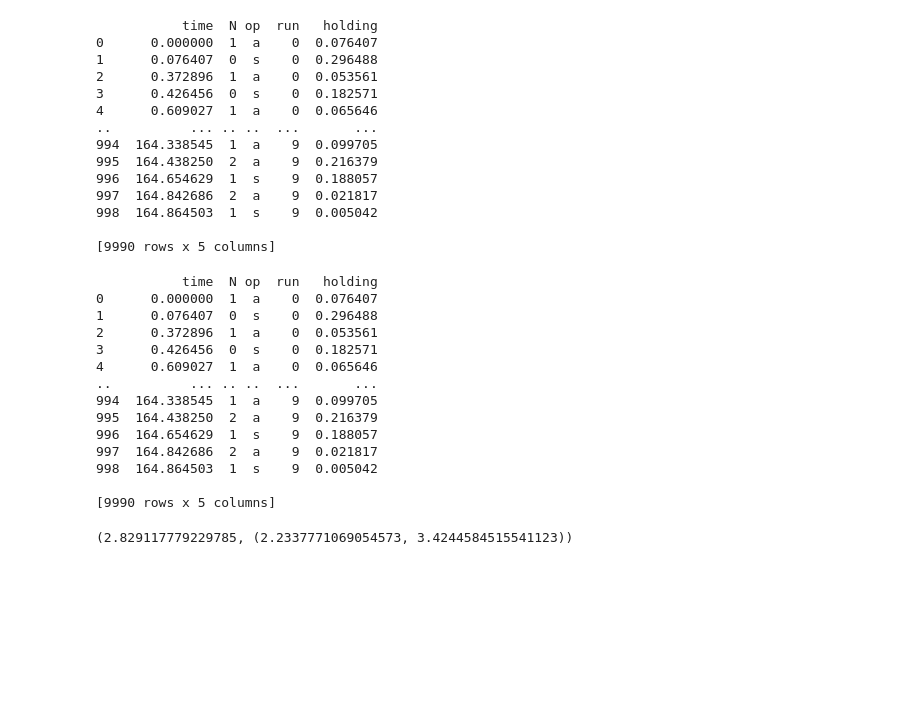
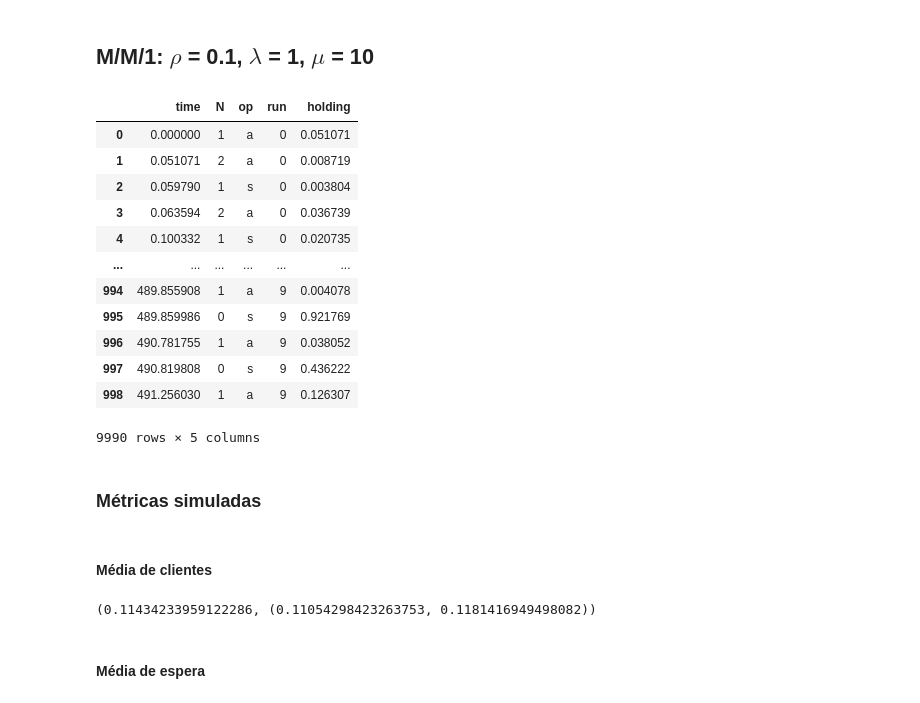
Before and after one commit to GabrielAureo/trab-final-AD-2021.2, a Jupyter notebook: main.ipynb, the cells around one changed output. Cells and saved outputs as stored; diff of their text form; code cells hidden in the pictures; blank space fills up the shorter version.

```diff
--- a/main.ipynb
+++ b/main.ipynb
@@ -10,40 +26,30 @@ import simulations as simul
+# %% [markdown]
+## M/M/1: $\rho$ = 0.1, $\lambda$ = 1, $\mu$ = 10
 # %%
-sim = simul.queue_sim(3,4)
+sim = simul.queue_sim(lamda = 1, mu = 10)
-# %%
-print(sim.data)
-# %% [output]
-           time  N op  run   holding
-0      0.000000  1  a    0  0.076407
-1      0.076407  0  s    0  0.296488
-2      0.372896  1  a    0  0.053561
-3      0.426456  0  s    0  0.182571
-4      0.609027  1  a    0  0.065646
-..          ... .. ..  ...       ...
-994  164.338545  1  a    9  0.099705
-995  164.438250  2  a    9  0.216379
-996  164.654629  1  s    9  0.188057
-997  164.842686  2  a    9  0.021817
-998  164.864503  1  s    9  0.005042
-
-[9990 rows x 5 columns]
 # %%
-sim
+sim.data
 # %% [output]
+|  | time | N | op | run | holding |
+| 0 | 0.000000 | 1 | a | 0 | 0.051071 |
+| 1 | 0.051071 | 2 | a | 0 | 0.008719 |
+| 2 | 0.059790 | 1 | s | 0 | 0.003804 |
+| 3 | 0.063594 | 2 | a | 0 | 0.036739 |
+| 4 | 0.100332 | 1 | s | 0 | 0.020735 |
+| ... | ... | ... | ... | ... | ... |
+| 994 | 489.855908 | 1 | a | 9 | 0.004078 |
+| 995 | 489.859986 | 0 | s | 9 | 0.921769 |
+| 996 | 490.781755 | 1 | a | 9 | 0.038052 |
+| 997 | 490.819808 | 0 | s | 9 | 0.436222 |
+| 998 | 491.256030 | 1 | a | 9 | 0.126307 |
-           time  N op  run   holding
-0      0.000000  1  a    0  0.076407
-1      0.076407  0  s    0  0.296488
-2      0.372896  1  a    0  0.053561
-3      0.426456  0  s    0  0.182571
-4      0.609027  1  a    0  0.065646
-..          ... .. ..  ...       ...
-994  164.338545  1  a    9  0.099705
-995  164.438250  2  a    9  0.216379
-996  164.654629  1  s    9  0.188057
-997  164.842686  2  a    9  0.021817
-998  164.864503  1  s    9  0.005042
-
-[9990 rows x 5 columns]
+9990 rows × 5 columns
+# %% [markdown]
+### Métricas simuladas
+# %% [markdown]
+#### Média de clientes
 # %%
 simul.customers_mean(sim)
 # %% [output]
-(2.829117779229785, (2.2337771069054573, 3.4244584515541123))
+(0.11434233959122286, (0.11054298423263753, 0.1181416949498082))
+# %% [markdown]
+#### Média de espera
```
Also changed, not shown: parts of 33 cells of this notebook, 1 other file.
